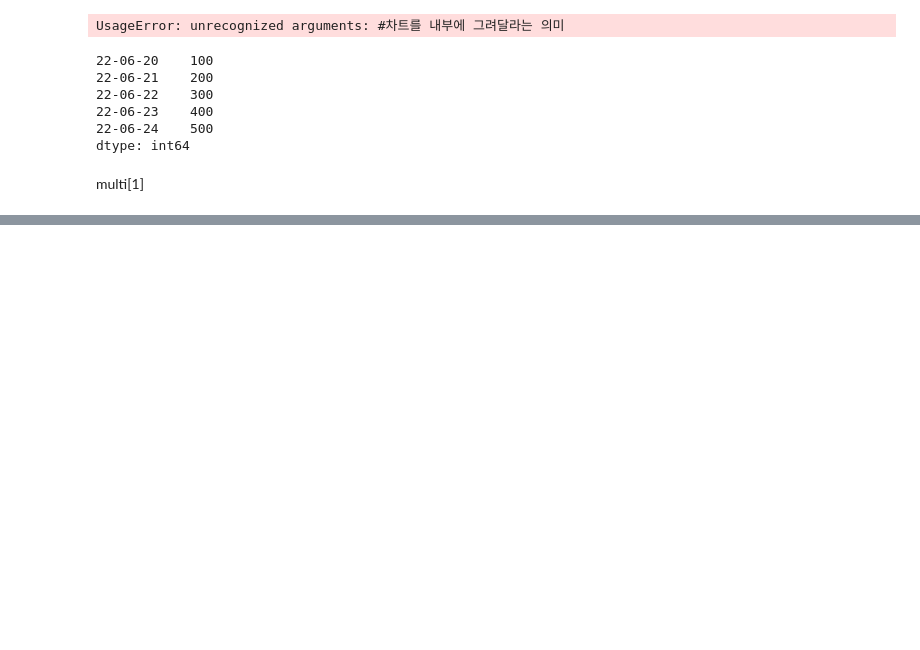
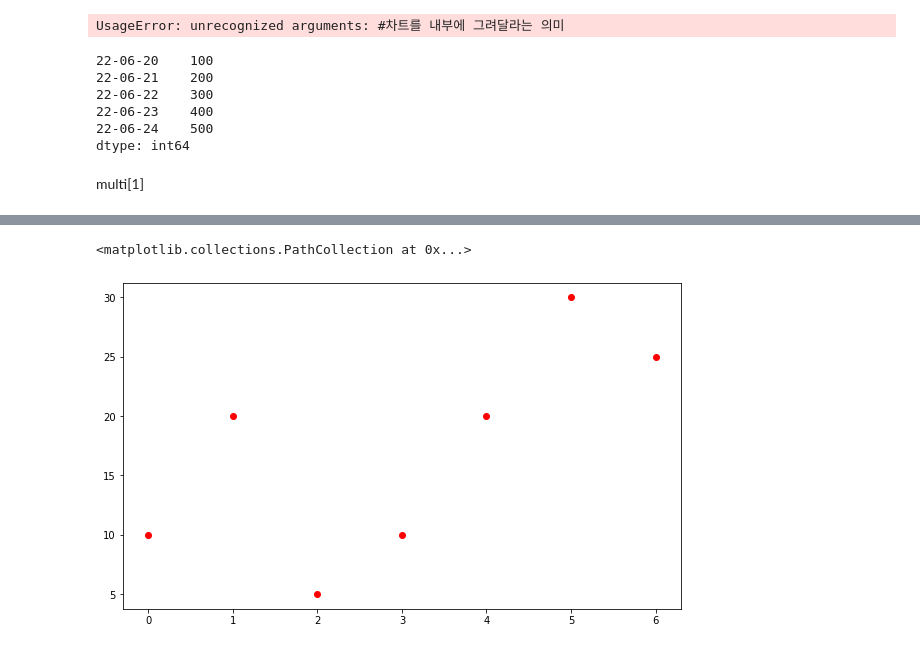
Before and after one commit to JunyoungYhim/python220621, a Jupyter notebook: DemoPandas.ipynb, the cells around one changed output, grey strips where cells are left out. Saved outputs shown, nothing was run; the diff lists cells and outputs as text; code cells hidden in the pictures; blank space fills up the shorter version.

```diff
--- a/DemoPandas.ipynb
+++ b/DemoPandas.ipynb
@@ -50,0 +279,9 @@ data
+# %%
+#산포도 만들기
+plt.figure(figsize=(10,6))
+t = [0,1,2,3,4,5,6]
+y = [10,20,5,10,20,30,25]
+plt.scatter(t,y,color='red')
+# %% [output]
+<matplotlib.collections.PathCollection at 0x...>
+[figure, added]
```
Also changed, not shown: parts of 22 cells of this notebook.
